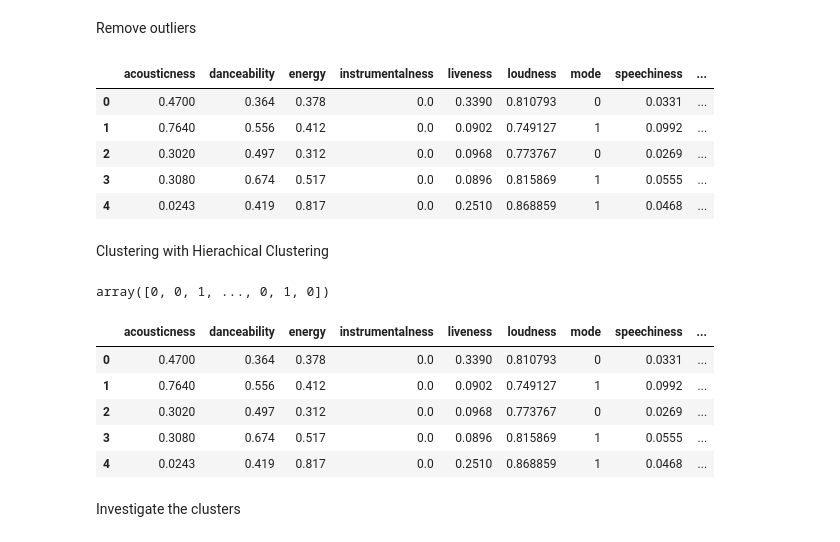
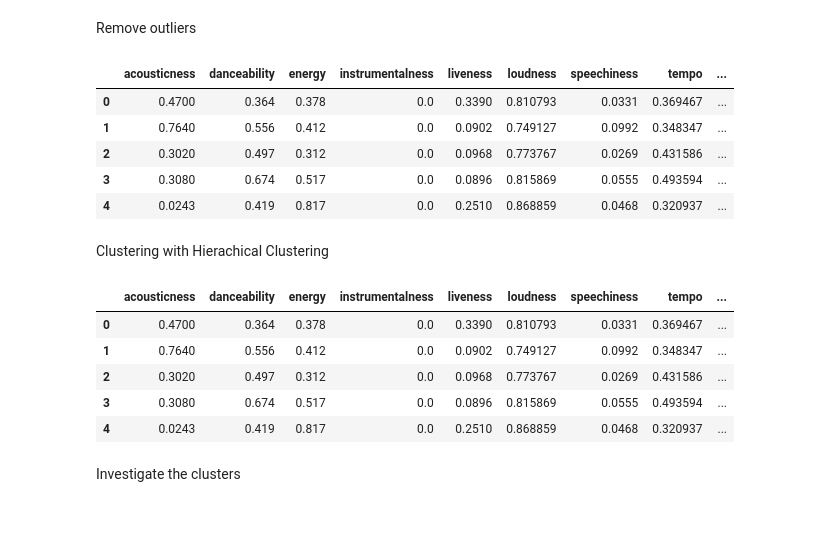
Before and after one commit to ninh-nd/spotify-rec, a Jupyter notebook: seed/data.ipynb, the cells around one changed output. Saved outputs shown, nothing was run; the diff lists cells and outputs as text; code cells hidden in the pictures.

Commit message:
One hot encoding categorical data

```diff
--- a/seed/data.ipynb
+++ b/seed/data.ipynb
@@ -61,35 +60,36 @@ Remove outliers
 # %%
 # Remove any data with tempo = 0
 no_out_df = df[df['tempo'] != 0]
 # Remove key, genres, id
 no_out_df = no_out_df.drop(['key', 'genres', 'id'], axis=1)
-# Use dummy variables for mode
+# One hot encoding mode and time_signature
+no_out_df = pd.get_dummies(no_out_df, columns=['mode', 'time_signature'])
+# Rename time_signature columns
+no_out_df = no_out_df.rename(columns={'time_signature_0': 'ts_0/4', 'time_signature_1': 'ts_1/4', 'time_signature_3': 'ts_3/4', 'time_signature_4': 'ts_4/4', 'time_signature_5': 'ts_5/4'})
 no_out_df.head()
 # %% [output]
-|  | acousticness | danceability | energy | instrumentalness | liveness | loudness | mode | speechiness | ... |
-| 0 | 0.4700 | 0.364 | 0.378 | 0.0 | 0.3390 | 0.810793 | 0 | 0.0331 | ... |
-| 1 | 0.7640 | 0.556 | 0.412 | 0.0 | 0.0902 | 0.749127 | 1 | 0.0992 | ... |
-| 2 | 0.3020 | 0.497 | 0.312 | 0.0 | 0.0968 | 0.773767 | 0 | 0.0269 | ... |
-| 3 | 0.3080 | 0.674 | 0.517 | 0.0 | 0.0896 | 0.815869 | 1 | 0.0555 | ... |
-| 4 | 0.0243 | 0.419 | 0.817 | 0.0 | 0.2510 | 0.868859 | 1 | 0.0468 | ... |
+|  | acousticness | danceability | energy | instrumentalness | liveness | loudness | speechiness | tempo | ... |
+| 0 | 0.4700 | 0.364 | 0.378 | 0.0 | 0.3390 | 0.810793 | 0.0331 | 0.369467 | ... |
+| 1 | 0.7640 | 0.556 | 0.412 | 0.0 | 0.0902 | 0.749127 | 0.0992 | 0.348347 | ... |
+| 2 | 0.3020 | 0.497 | 0.312 | 0.0 | 0.0968 | 0.773767 | 0.0269 | 0.431586 | ... |
+| 3 | 0.3080 | 0.674 | 0.517 | 0.0 | 0.0896 | 0.815869 | 0.0555 | 0.493594 | ... |
+| 4 | 0.0243 | 0.419 | 0.817 | 0.0 | 0.2510 | 0.868859 | 0.0468 | 0.320937 | ... |
 # %% [markdown]
 Clustering with Hierachical Clustering
 # %%
 from sklearn.cluster import AgglomerativeClustering
 clustering = AgglomerativeClustering().fit(no_out_df)
-# %% [output]
-array([0, 0, 1, ..., 0, 1, 0])
 # %%
 clustering.n_clusters_
 no_out_df['cluster'] = clustering.labels_
 no_out_df.head()
 # %% [output]
-|  | acousticness | danceability | energy | instrumentalness | liveness | loudness | mode | speechiness | ... |
-| 0 | 0.4700 | 0.364 | 0.378 | 0.0 | 0.3390 | 0.810793 | 0 | 0.0331 | ... |
-| 1 | 0.7640 | 0.556 | 0.412 | 0.0 | 0.0902 | 0.749127 | 1 | 0.0992 | ... |
-| 2 | 0.3020 | 0.497 | 0.312 | 0.0 | 0.0968 | 0.773767 | 0 | 0.0269 | ... |
-| 3 | 0.3080 | 0.674 | 0.517 | 0.0 | 0.0896 | 0.815869 | 1 | 0.0555 | ... |
-| 4 | 0.0243 | 0.419 | 0.817 | 0.0 | 0.2510 | 0.868859 | 1 | 0.0468 | ... |
+|  | acousticness | danceability | energy | instrumentalness | liveness | loudness | speechiness | tempo | ... |
+| 0 | 0.4700 | 0.364 | 0.378 | 0.0 | 0.3390 | 0.810793 | 0.0331 | 0.369467 | ... |
+| 1 | 0.7640 | 0.556 | 0.412 | 0.0 | 0.0902 | 0.749127 | 0.0992 | 0.348347 | ... |
+| 2 | 0.3020 | 0.497 | 0.312 | 0.0 | 0.0968 | 0.773767 | 0.0269 | 0.431586 | ... |
+| 3 | 0.3080 | 0.674 | 0.517 | 0.0 | 0.0896 | 0.815869 | 0.0555 | 0.493594 | ... |
+| 4 | 0.0243 | 0.419 | 0.817 | 0.0 | 0.2510 | 0.868859 | 0.0468 | 0.320937 | ... |
 # %% [markdown]
 Investigate the clusters
 # %%
```
Also changed, not shown: parts of 1 cell of this notebook.
